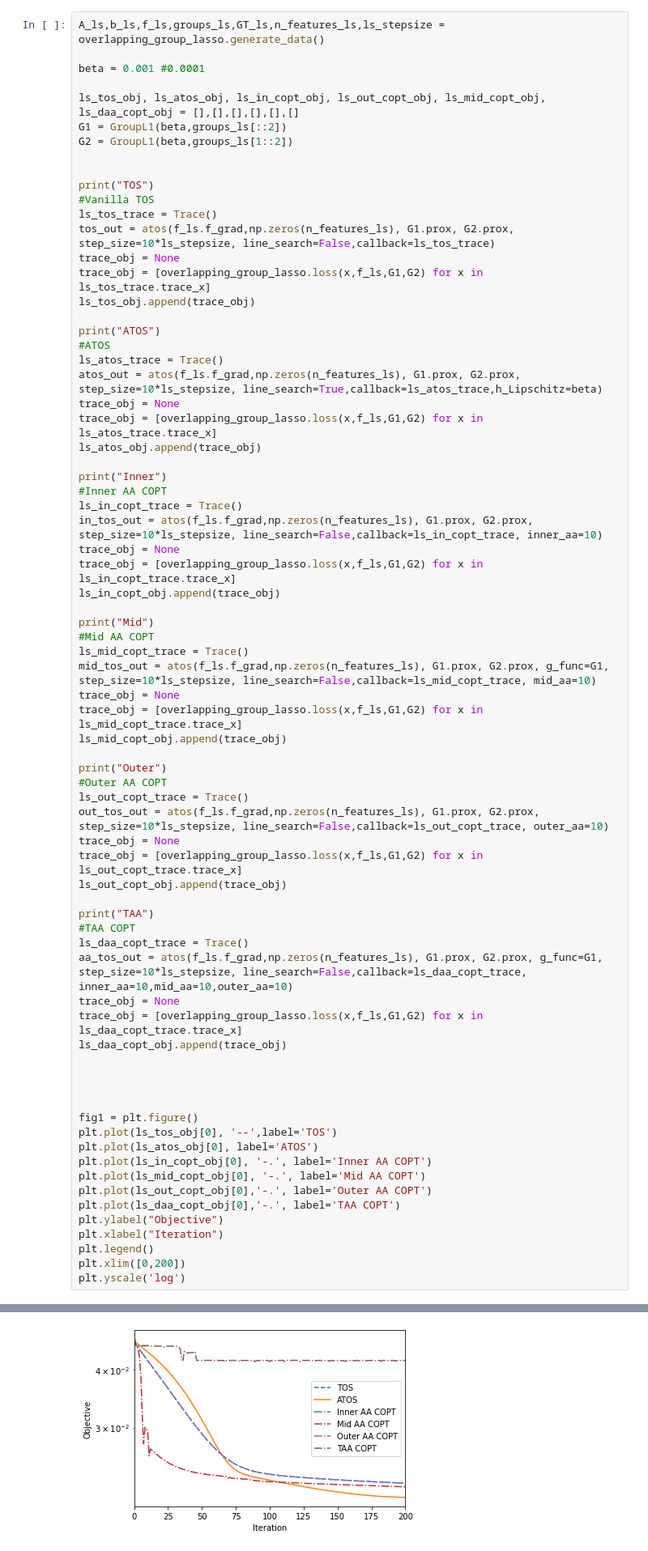
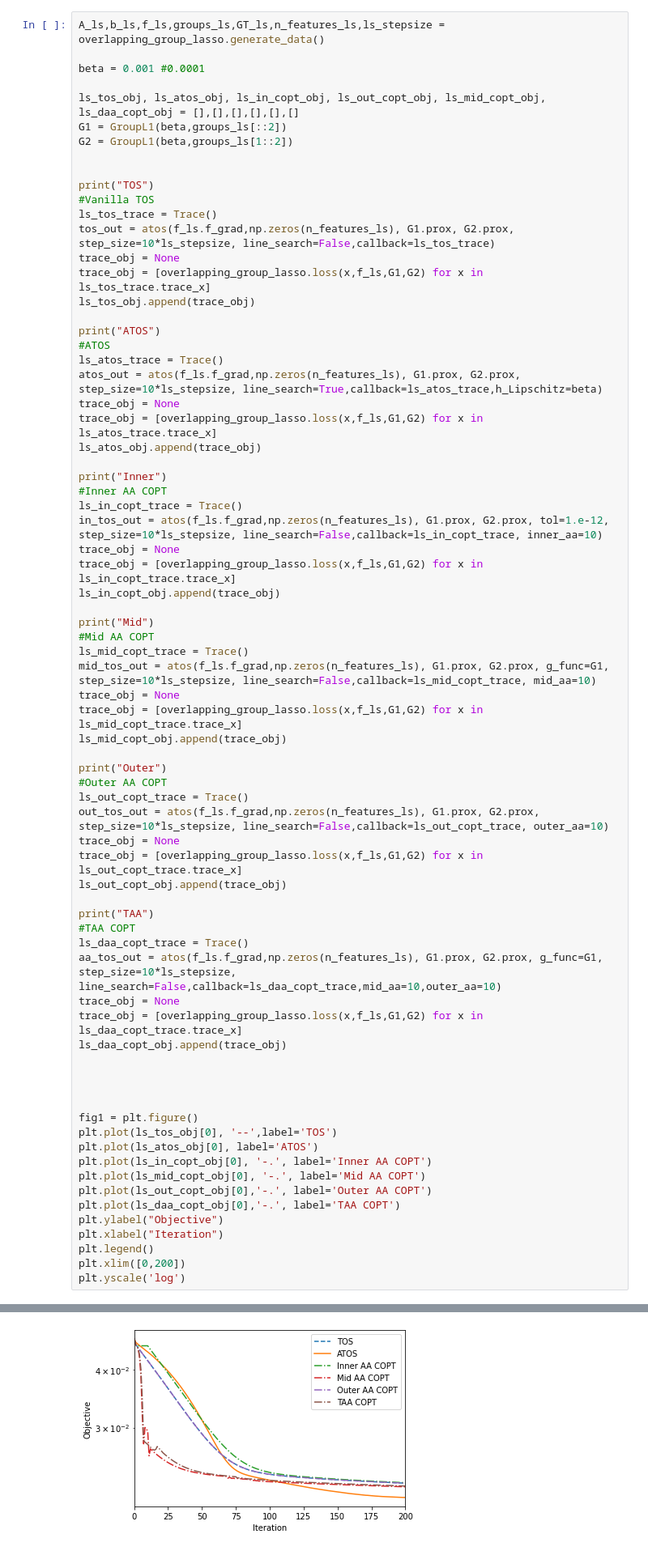
Before and after one commit to hansolsuh/aa_tos, a Jupyter notebook: AATOS.ipynb, the cells around one changed output, grey strips where cells are left out. Shown: that part at 81% size. Drawn from its saved outputs; the diff is of its cells as text.

```diff
--- a/AATOS.ipynb
+++ b/AATOS.ipynb
@@ -320,7 +324,7 @@ ls_atos_obj.append(trace_obj)
 print("Inner")
 #Inner AA COPT
 ls_in_copt_trace = Trace()
-in_tos_out = atos(f_ls.f_grad,np.zeros(n_features_ls), G1.prox, G2.prox, step_size=10*ls_stepsize, line_search=False,callback=ls_in_copt_trace, inner_aa=10)
+in_tos_out = atos(f_ls.f_grad,np.zeros(n_features_ls), G1.prox, G2.prox, tol=1.e-12, step_size=10*ls_stepsize, line_search=False,callback=ls_in_copt_trace, inner_aa=10)
 trace_obj = None
 trace_obj = [overlapping_group_lasso.loss(x,f_ls,G1,G2) for x in ls_in_copt_trace.trace_x]
 ls_in_copt_obj.append(trace_obj)
@@ -343,32 +347,32 @@ ls_out_copt_obj.append(trace_obj)
 
 print("TAA")
 #TAA COPT
 ls_daa_copt_trace = Trace()
-aa_tos_out = atos(f_ls.f_grad,np.zeros(n_features_ls), G1.prox, G2.prox, g_func=G1, step_size=10*ls_stepsize, line_search=False,callback=ls_daa_copt_trace, inner_aa=10,mid_aa=10,outer_aa=10)
+aa_tos_out = atos(f_ls.f_grad,np.zeros(n_features_ls), G1.prox, G2.prox, g_func=G1, step_size=10*ls_stepsize, line_search=False,callback=ls_daa_copt_trace,mid_aa=10,outer_aa=10)
 trace_obj = None
 trace_obj = [overlapping_group_lasso.loss(x,f_ls,G1,G2) for x in ls_daa_copt_trace.trace_x]
 ls_daa_copt_obj.append(trace_obj)
 
 
 
 
 fig1 = plt.figure()
 plt.plot(ls_tos_obj[0], '--',label='TOS')
 plt.plot(ls_atos_obj[0], label='ATOS')
 plt.plot(ls_in_copt_obj[0], '-.', label='Inner AA COPT')
 plt.plot(ls_mid_copt_obj[0], '-.', label='Mid AA COPT')
 plt.plot(ls_out_copt_obj[0],'-.', label='Outer AA COPT')
 plt.plot(ls_daa_copt_obj[0],'-.', label='TAA COPT')
 plt.ylabel("Objective")
 plt.xlabel("Iteration")
 plt.legend()
 plt.xlim([0,200])
 plt.yscale('log')
 # %% [output]
 TOS
 ATOS
 Inner
 Mid
 Outer
 TAA
-[figure, old version]
+[figure, new version]
```
Also changed, not shown: parts of 12 cells of this notebook.
